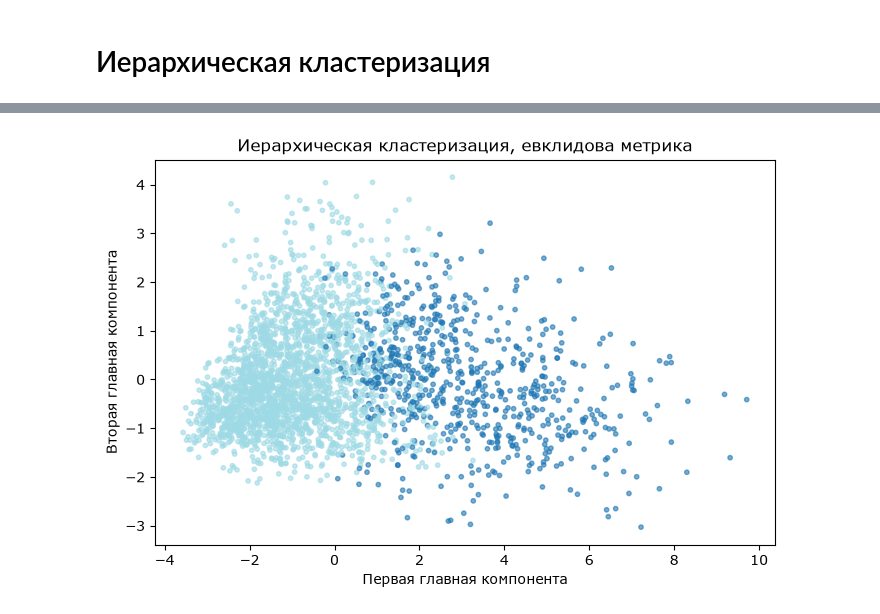
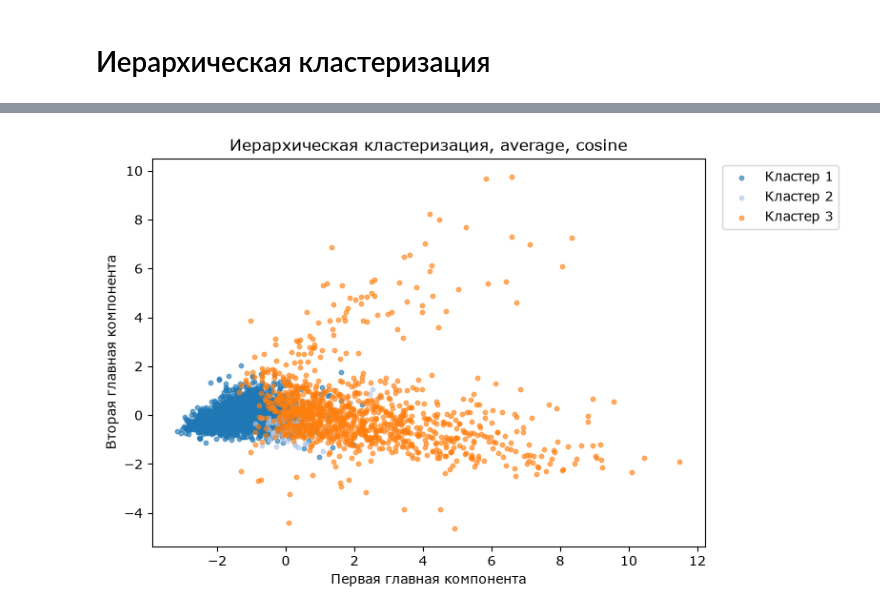
Before and after one commit to zheeenyaaa/ML_Classificators, a Jupyter notebook: 2laba.ipynb, the cells around one changed output, grey strips where cells are left out. Saved outputs shown, nothing was run; the diff lists cells and outputs as text; code cells hidden in the pictures.

```diff
--- a/2laba.ipynb
+++ b/2laba.ipynb
@@ -537,13 +696,20 @@ plt.scatter(
     X_db_2d[noise, 0], X_db_2d[noise, 1],
     color="gray", marker="x", s=10, alpha=0.3, label="Шум",
 )
-plt.scatter(
-    X_db_2d[~noise, 0], X_db_2d[~noise, 1],
-    c=labels_db[~noise], cmap="tab20", s=10, alpha=0.6,
-)
+# Для каждого кластера задаём свой цвет и подпись в легенде.
+cmap = plt.get_cmap("tab20")
+for i, cluster in enumerate(np.unique(labels_db[~noise])):
+    mask = labels_db == cluster
+    plt.scatter(
+        X_db_2d[mask, 0], X_db_2d[mask, 1],
+        color=cmap(i % cmap.N), s=10, alpha=0.6,
+        label=f"Кластер {cluster}",
+    )
+
 plt.xlabel("Первая главная компонента")
 plt.ylabel("Вторая главная компонента")
 plt.title(f"DBSCAN, min_samples = {db_min_samples}")
-plt.legend()
+plt.legend(title="Метки DBSCAN", loc="upper left", bbox_to_anchor=(1.02, 1))
+plt.tight_layout()
 plt.show()
 # %% [output]
@@ -714,16 +897,25 @@ plt.show()
 # %%
-# Используем метки, рассчитанные для этой же подвыборки X_hier.
-labels_hier_plot = hierarchy_labels["euclidean"]
-X_hier_2d = PCA(n_components=2).fit_transform(X_hier)
+# PCA переводит строки X_dendro в две координаты для графика.
+labels_hier_plot = hierarchy_labels
+X_hier_2d = PCA(n_components=2).fit_transform(X_dendro)
 
-plt.figure(figsize=(8, 5))
-plt.scatter(
-    X_hier_2d[:, 0], X_hier_2d[:, 1],
-    c=labels_hier_plot, cmap="tab20", s=10, alpha=0.6,
-)
-plt.xlabel("Первая главная компонента")
-plt.ylabel("Вторая главная компонента")
-plt.title("Иерархическая кластеризация, евклидова метрика")
+fig, ax = plt.subplots(figsize=(8, 5))
+cmap = plt.get_cmap("tab20")
+
+# Рисуем каждый кластер отдельно, чтобы он получил свой пункт в легенде.
+for i, cluster in enumerate(np.unique(labels_hier_plot)):
+    mask = labels_hier_plot == cluster
+    ax.scatter(
+        X_hier_2d[mask, 0], X_hier_2d[mask, 1],
+        color=cmap(i % cmap.N), s=10, alpha=0.6,
+        label=f"Кластер {cluster}",
+    )
+
+ax.set_xlabel("Первая главная компонента")
+ax.set_ylabel("Вторая главная компонента")
+ax.set_title(f"Иерархическая кластеризация, {hier_method}, {hier_metric}")
+ax.legend(loc="upper left", bbox_to_anchor=(1.02, 1))
+fig.tight_layout()
 plt.show()
 # %% [output]
-[figure, old version]
+[figure, new version]
```
Also changed, not shown: parts of 38 cells of this notebook, 2 other files.
